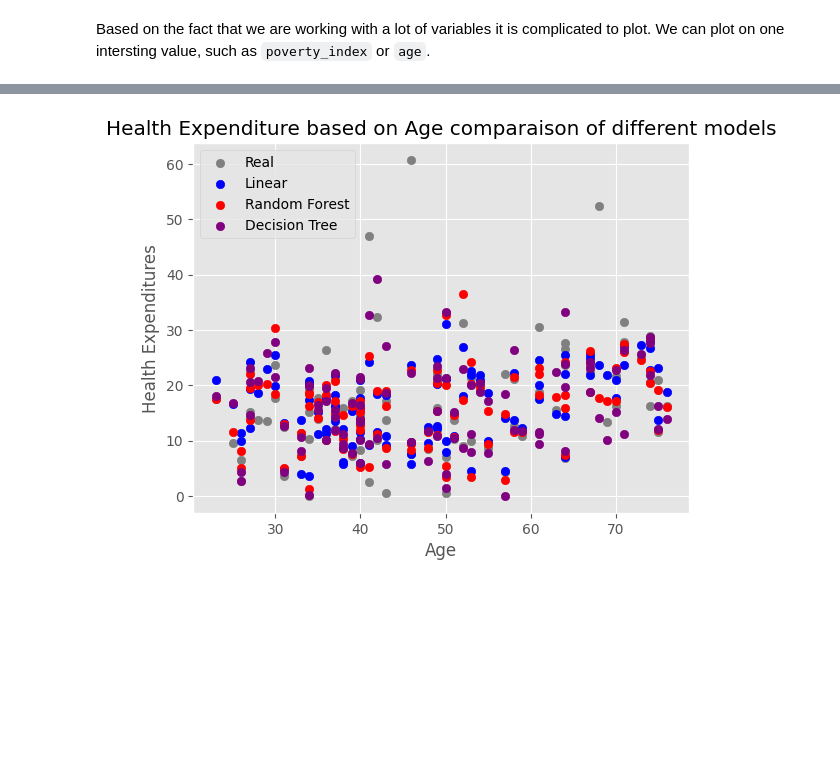
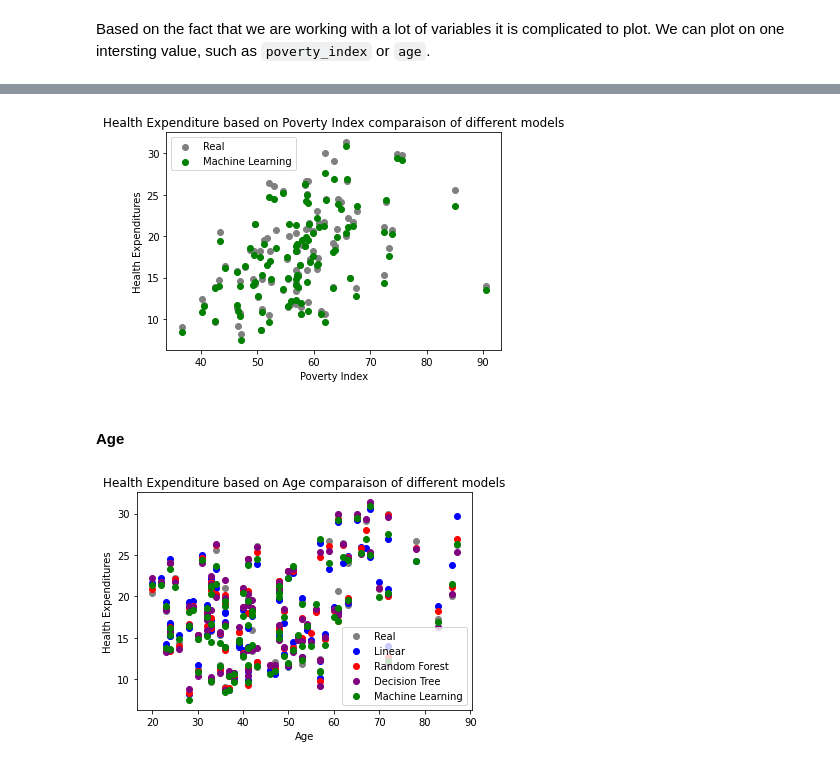
Before and after one commit to vdcmathieu/HISP_analysis, a Jupyter notebook: data_mining_final_project_garance_mathieu.ipynb, the cells around one changed output, grey strips where cells are left out. Drawn from its saved outputs; the diff is of its cells as text; code cells hidden in the pictures; blank space fills up the shorter version.

Commit message:
Add Machine Learning Regression and MAPE Score

```diff
--- a/data_mining_final_project_garance_mathieu.ipynb
+++ b/data_mining_final_project_garance_mathieu.ipynb
@@ -503,0 +522,2 @@ sns.jointplot(x="hhsize", y="health_expenditures", hue="enrolled", data=df)
+# %%
+encoded_df = encoded_df[['poverty_index','age_hh','age_sp','educ_hh','educ_sp','female_hh','indigenous','hhsize','dirtfloor','bathroom','land','hospital_distance','health_expenditures','round']]
@@ -503,0 +526,2 @@ sns.jointplot(x="hhsize", y="health_expenditures", hue="enrolled", data=df)
+# %%
+encoded_df = encoded_df[encoded_df['round']==0]
@@ -692,0 +734,4 @@ print(" root_mean_squared error of is ",np.sqrt(mean_squared_error(Y_test,dt_pre
+# %%
+regr = MLPRegressor(random_state=1, max_iter=5000).fit(X_train, Y_train)
+# %%
+ml_prediction = regr.predict(X_test)
@@ -768,16 +891,33 @@ plt.show()
+# %%
+plt.scatter(X_test.poverty_index[:100], Y_test[:100], color="grey", label="Real")
+plt.scatter(X_test.poverty_index[:100], ml_prediction[:100], color="green", label="Machine Learning")
+
+plt.xlabel("Poverty Index")
+plt.ylabel("Health Expenditures")
+
+plt.legend()
+
+plt.title("Health Expenditure based on Poverty Index comparaison of different models")
+
+plt.show()
+# %% [output]
+[figure, added]
+# %% [markdown]
+#### Age
 # %%
 plt.scatter(X_test.age_hh[:100], Y_test[:100], color="grey", label="Real")
 plt.scatter(X_test.age_hh[:100], Y_prediction[:100], color="blue", label="Linear")
 plt.scatter(X_test.age_hh[:100], rf_prediction[:100], color="red", label="Random Forest")
 plt.scatter(X_test.age_hh[:100], dt_prediction[:100], color="purple", label="Decision Tree")
+plt.scatter(X_test.age_hh[:100], ml_prediction[:100], color="green", label="Machine Learning")
 
 plt.xlabel("Age")
 plt.ylabel("Health Expenditures")
 
 plt.legend()
 
 plt.title("Health Expenditure based on Age comparaison of different models")
 
 plt.show()
 # %% [output]
-[figure, old version]
+[figure, new version]
```
Also changed, not shown: parts of 37 cells of this notebook.
